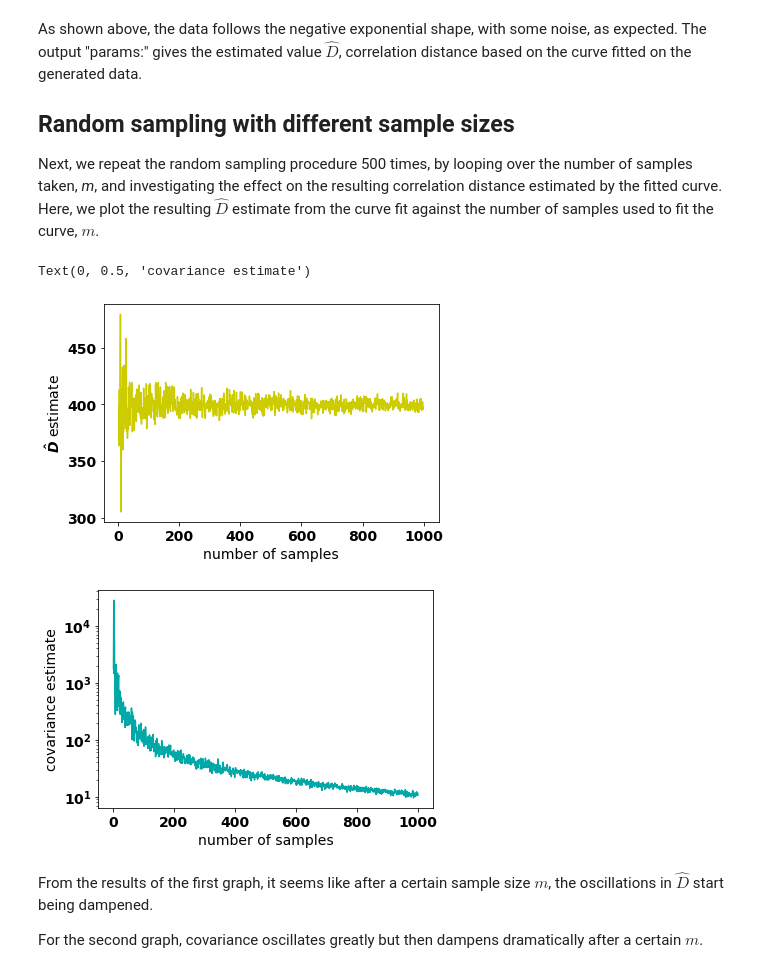
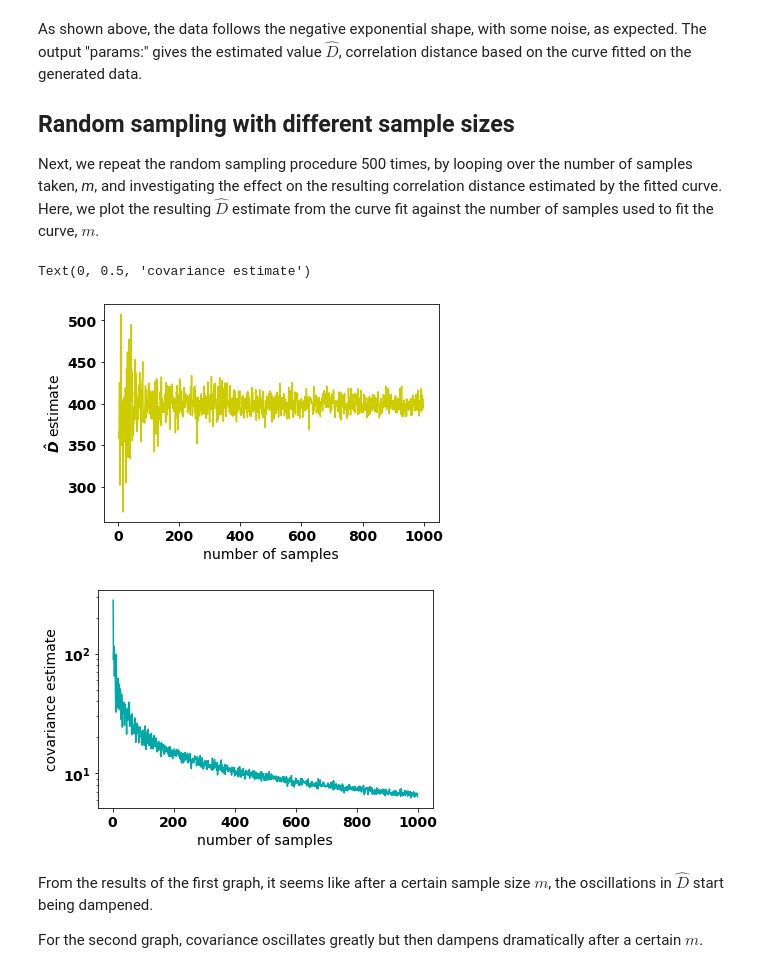
Before and after one commit to mustafa-majid-uu/curvefit_sampling, a Jupyter notebook: sampling_v2.ipynb, the cells around one changed output. Cells and saved outputs as stored; diff of their text form; code cells hidden in the pictures.

```diff
--- a/sampling_v2.ipynb
+++ b/sampling_v2.ipynb
@@ -52,7 +52,7 @@ The function *generate_random_samples()* calls *generate_value()* with parameter
 Following the function definition, we generate $m=100$ random samples with a range of (0,4000) for the $d$ values. Note that $d$ is sampled from that range because using smaller ranges such as (0,1000) does not fully capture the entire negative exponential shape as desired (it only captures the almost vertical part before the curve plateaus towards the horizontal axis). These values are then plotted on a scatter plot and yield a roughly negative exponential distribution.
 # %%
 #set standard error, e
-e = 0.05
+e = 0.1
 
 # LPS: I've un-hardcoded the maximum distance at which we sample data.
 MaxDistance = 4000
@@ -109,36 +109,36 @@ Next, we repeat the random sampling procedure 500 times, by looping over the num
 iterations = 1000 #the maximum number of samples to generate. Each iteration i will generate i samples.
 sample_size = [] #this list is used as the axis in the plot, as we start from 2 and not 0.
 Dhat_arr_rnd = [] #store D-hat estimate per sampling iteration
 cov_arr_rnd = [] #store covariance estiamte per sampling iteration
 #np.random.seed(0)
 
 
 #generate random samples, with sample size "n" equal to each iteration number
 for i in range(2,iterations):
     sample_size.append(i)   #this list will be used as the x-axis in the plots, and it should start from sample size = 2
     x,y = generate_random_samples(i,0,MaxDistance,e)     #generate i samples, with each distance value being within the range [0,1000], and st. error = e
     params, covs = optimize.curve_fit(cordist, xdata = x, ydata = y, p0=rp0)    #fit curve with generated data and initial guess for parameter as 400km
 
     Dhat_arr_rnd.append(params[0]) #append the D-hat estimate to the D-hat array
-    cov_arr_rnd.append(covs[0][0]) #do the same for the covariance array
+    cov_arr_rnd.append(sqrt(covs[0][0])) #do the same for the covariance array
 
 
 #we begin plotting D-hat and covariance against the sample size
 plt.figure(1)
 plt.plot(sample_size,Dhat_arr_rnd,color=(204/255, 204/255, 0/255) )
 
 plt.ylabel('$\hat{D}$ estimate')
 plt.xlabel('number of samples')
 
 plt.figure(2)
 plt.plot(sample_size,cov_arr_rnd, c=(0, 168/255, 168/255))
 plt.xlabel('number of samples')
 plt.yscale('log')
 plt.ylabel('covariance estimate')
 # %% [output]
 Text(0, 0.5, 'covariance estimate')
-[figure, old version]
+[figure, new version]
-[figure, old version]
+[figure, new version]
 # %% [markdown]
 From the results of the first graph, it seems like after a certain sample size $m$, the oscillations in $\hat{D}$ start being dampened.
 
```
Also changed, not shown: parts of 5 cells of this notebook.
